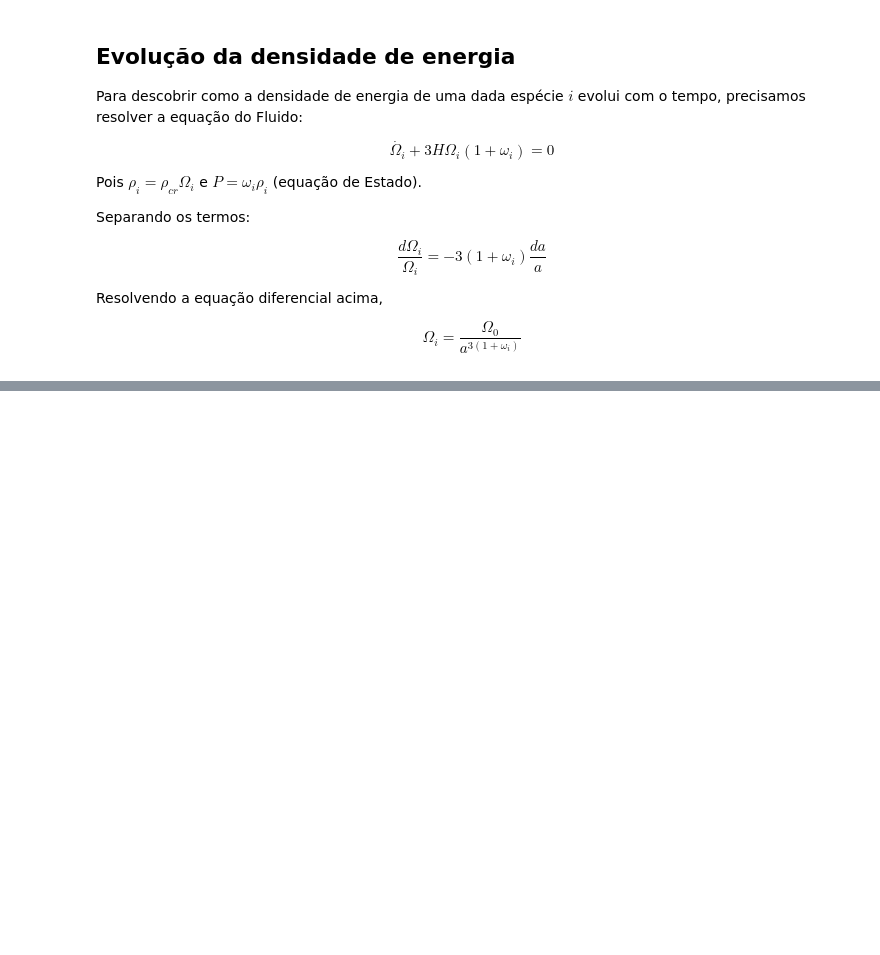
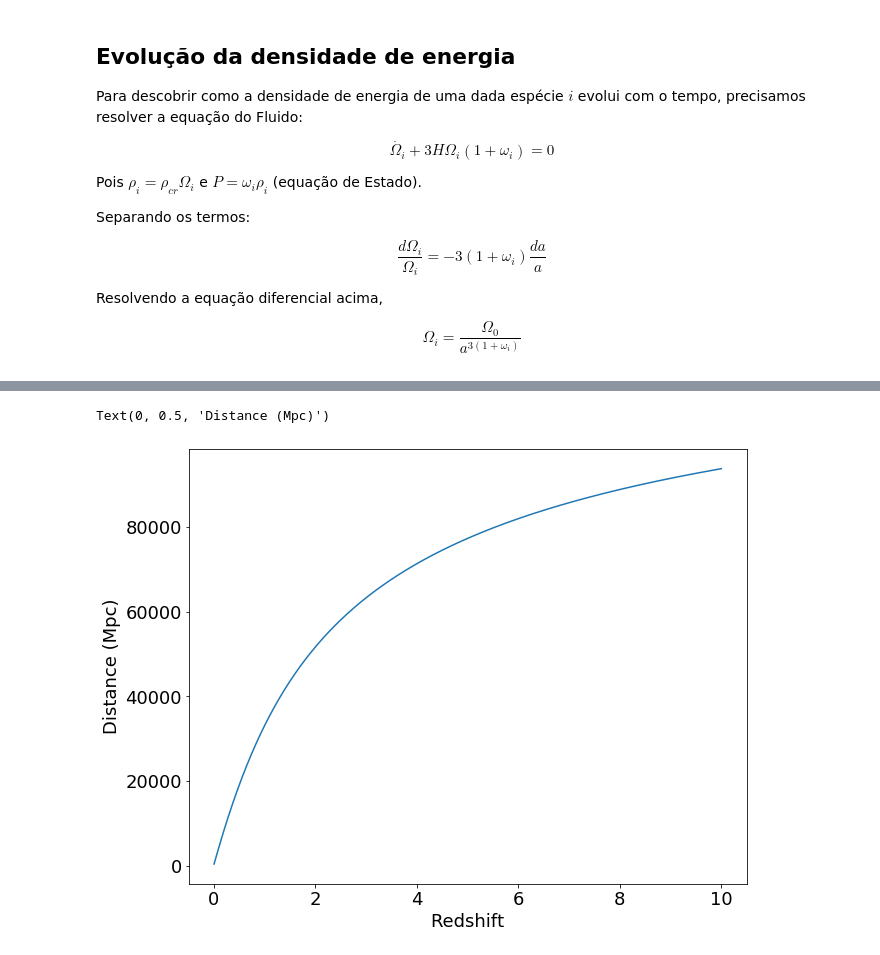
Before and after one commit to Corbanez97/Angular-correlation-CMB, a Jupyter notebook: UFE.ipynb, the cells around one changed output, grey strips where cells are left out. Drawn from its saved outputs; the diff is of its cells as text; code cells hidden in the pictures; blank space fills up the shorter version.

```diff
--- a/UFE.ipynb
+++ b/UFE.ipynb
@@ -33,6 +33,8 @@ Omega_r = 10**-5
 
 Omega_L = 0.6911
 
+c= 3e8
+
 Mpc2km= 3.1e19 #Mpc para km
 
 seg2year= 3.2e-8 # segundos para ano
@@ -216,0 +266,17 @@ Text(0, 0.5, 'log($\\Omega$)')
+# %%
+redshift=np.linspace(1e-2,10,2000)
+comoving_dist=np.empty( len(redshift) )
+
+def comoving_distance (z, c, H_0, Omega_m, Omega_r, Omega_L):
+    return (c/100) * (H_0 * (Omega_m * (1 + z)**3 + Omega_r * (1 + z)**4 + Omega_L)** (1/2)) ** (-1)
+
+for i in range ( len(redshift) ):
+    comoving_dist[i] = integrate.quad (comoving_distance, 0, redshift[i], \
+                                       args =(c, H_0, Omega_m, Omega_r, Omega_L)) [0]
+
+plt.plot(redshift,comoving_dist)
+plt.xlabel('Redshift')
+plt.ylabel('Distance (Mpc)')
+# %% [output]
+Text(0, 0.5, 'Distance (Mpc)')
+[figure, added]
```
Also changed, not shown: parts of 12 cells of this notebook.
